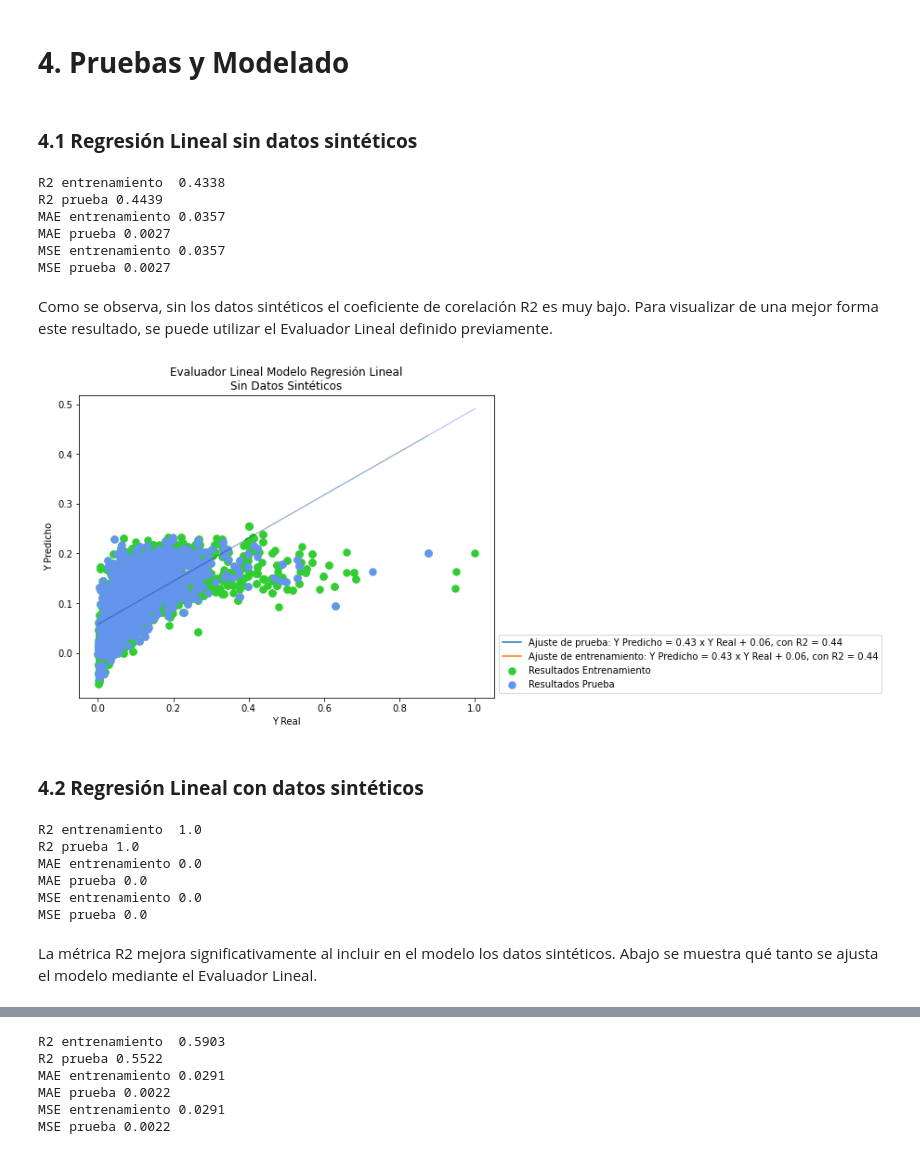
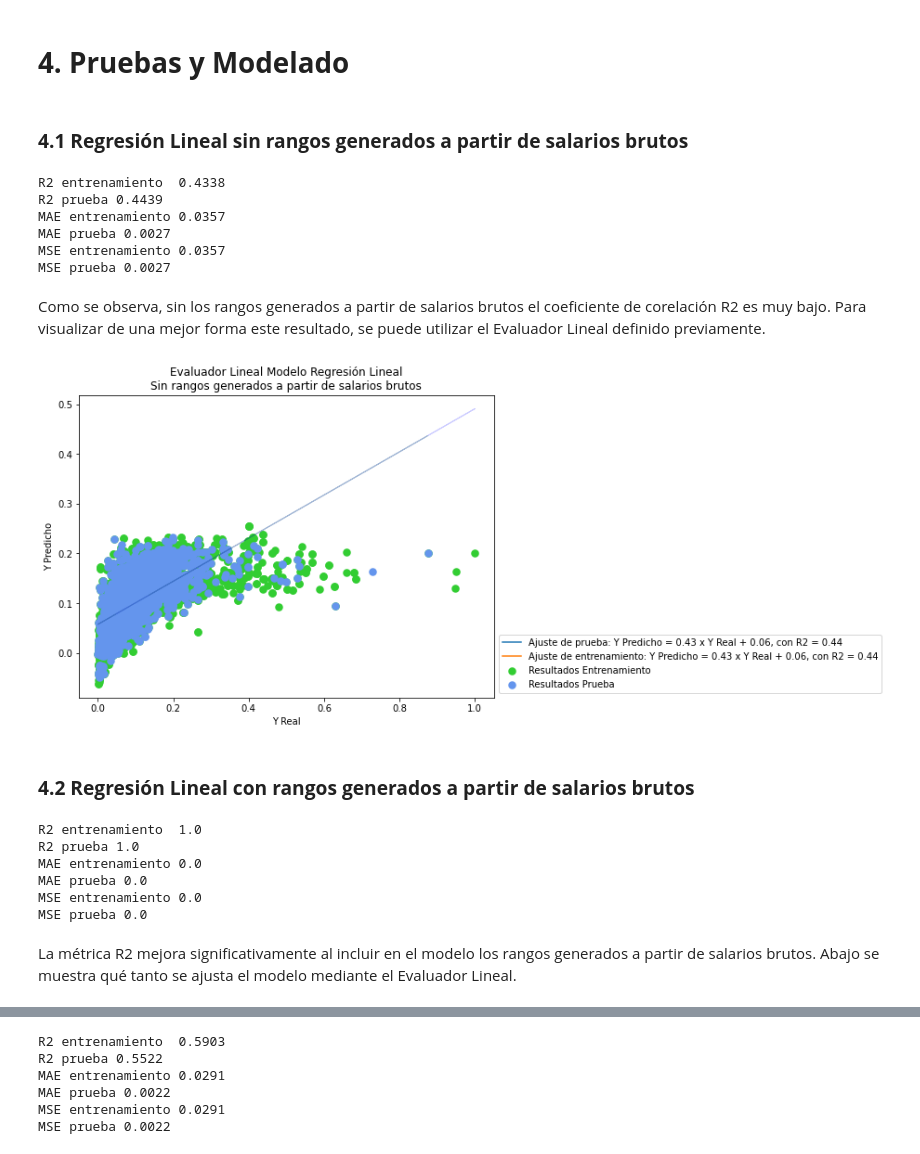
Before and after one commit to jorgeBulgarelli/Tareas_Ciencia_Datos_2, a Jupyter notebook: Proyecto Final Aprendizaje Automatico TEC - Edwin Mejia y Jorge Bulgarelli.ipynb, the cells around one changed output, grey strips where cells are left out. Cells and saved outputs as stored; diff of their text form; code cells hidden in the pictures.

```diff
--- a/Proyecto Final Aprendizaje Automatico TEC - Edwin Mejia y Jorge Bulgarelli.ipynb
+++ b/Proyecto Final Aprendizaje Automatico TEC - Edwin Mejia y Jorge Bulgarelli.ipynb
@@ -580,7 +580,7 @@ objetivos_prueba.head()
 # %% [markdown]
 # **4. Pruebas y Modelado**
 # %% [markdown]
-### **4.1 Regresión Lineal sin datos sintéticos**
+### **4.1 Regresión Lineal sin rangos generados a partir de salarios brutos**
 # %%
 # Asignar modelo a variable y entrenar modelo
 Modelo_RegresionLineal = linear_model.LinearRegression()
@@ -604,7 +604,7 @@ MAE prueba 0.0027
 MSE entrenamiento 0.0357
 MSE prueba 0.0027
 # %% [markdown]
-Como se observa, sin los datos sintéticos el coeficiente de corelación R2 es muy bajo. Para visualizar de una mejor forma este resultado, se puede utilizar el Evaluador Lineal definido previamente.
+Como se observa, sin los rangos generados a partir de salarios brutos el coeficiente de corelación R2 es muy bajo. Para visualizar de una mejor forma este resultado, se puede utilizar el Evaluador Lineal definido previamente.
 # %%
 # Definir Y_real y Y_predicho de entrenamiento y prueba
 
@@ -625,31 +625,31 @@ y_entrenamiento = Y_real_entrenamiento * m_entrenamiento + b_entrenamiento
 # %%
 # Gráfico Evaluador Lineal
 
 plt.figure(figsize=(8,6))
 
-plt.title('Evaluador Lineal Modelo Regresión Lineal\nSin Datos Sintéticos')
+plt.title('Evaluador Lineal Modelo Regresión Lineal\nSin rangos generados a partir de salarios brutos')
 
 plt.scatter(Y_real_entrenamiento, Y_predicho_entrenamiento, color='limegreen', linewidth=2.5, label = "Resultados Entrenamiento")
 plt.scatter(Y_real_prueba, Y_predicho_prueba, color='cornflowerblue', linewidth=2.5, label = "Resultados Prueba")
 
 plt.plot(Y_real_prueba, y_prueba, color='green', linewidth=1, alpha = 0.2)
 plt.plot(Y_real_entrenamiento, y_entrenamiento, color='blue', linewidth=1, alpha = 0.2)
 
 plt.plot([], [], '-', label=f"Ajuste de prueba: Y Predicho = {np.round(m_prueba, 2)} x Y Real + {np.round(b_prueba, 2)}, con R2 = {np.round(r2_score(Y_real_prueba, Y_predicho_prueba), 2)}")
 plt.plot([], [], '-', label=f"Ajuste de entrenamiento: Y Predicho = {np.round(m_entrenamiento, 2)} x Y Real + {np.round(b_entrenamiento, 2)}, con R2 = {np.round(r2_score(Y_real_prueba, Y_predicho_prueba), 2)}")
 plt.legend()
 
 plt.xlabel("Y Real") #eje x
 plt.ylabel("Y Predicho") #eje y
 
 # Reubicar leyenda del gráfico
 plt.legend(bbox_to_anchor=(1,0), loc = 'lower left')
 
 plt.show()
 # %% [output]
-[figure, old version]
+[figure, new version]
 # %% [markdown]
-### **4.2 Regresión Lineal con datos sintéticos**
+### **4.2 Regresión Lineal con rangos generados a partir de salarios brutos**
 # %%
 # Asignar modelo a variable y entrenar modelo
 Modelo_RegresionLineal = linear_model.LinearRegression()
@@ -673,7 +673,7 @@ MAE prueba 0.0
 MSE entrenamiento 0.0
 MSE prueba 0.0
 # %% [markdown]
-La métrica R2 mejora significativamente al incluir en el modelo los datos sintéticos. Abajo se muestra qué tanto se ajusta el modelo mediante el Evaluador Lineal.
+La métrica R2 mejora significativamente al incluir en el modelo los rangos generados a partir de salarios brutos. Abajo se muestra qué tanto se ajusta el modelo mediante el Evaluador Lineal.
 # %%
 # Definir Y_real y Y_predicho de entrenamiento y prueba
 
```
Also changed, not shown: parts of 29 cells of this notebook.
